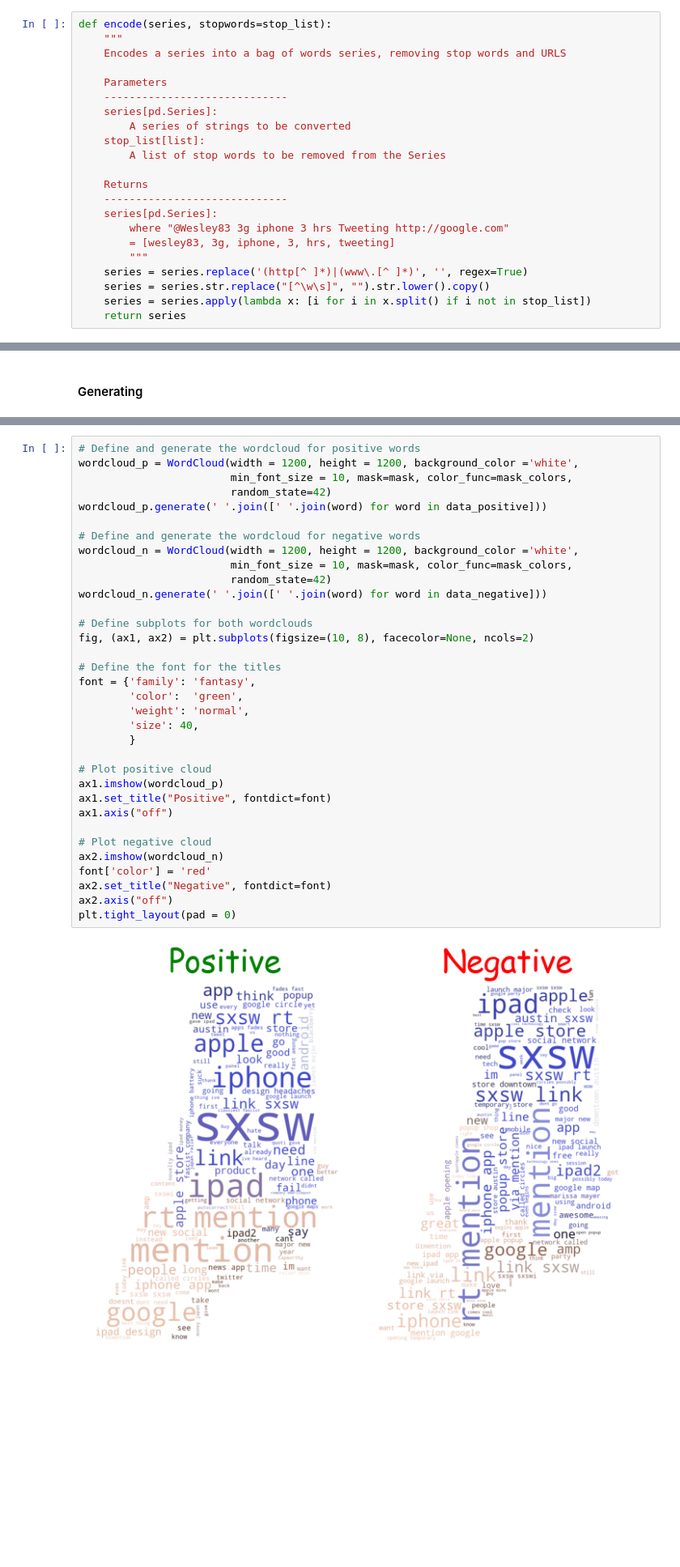
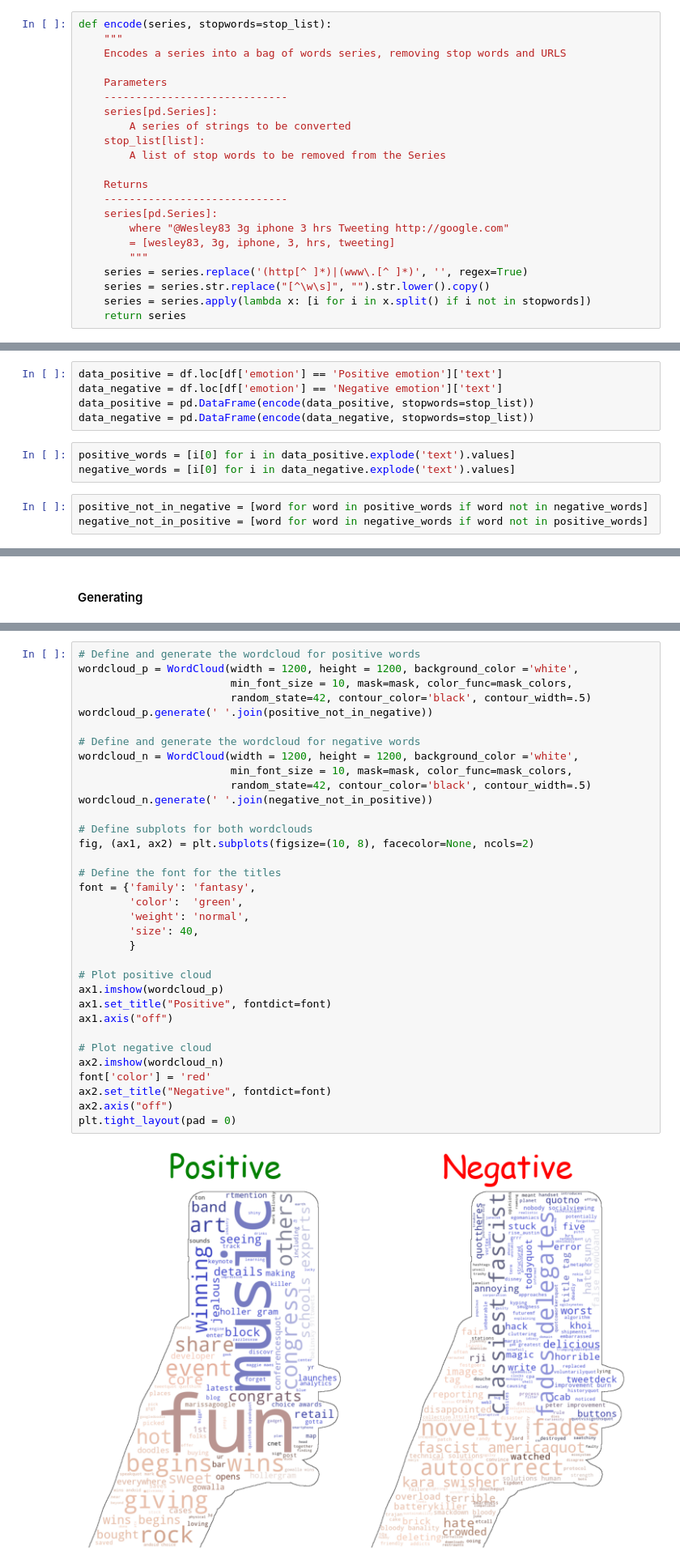
Before and after one commit to skelouse/mod-4-project, a Jupyter notebook: student.ipynb, the cells around one changed output, grey strips where cells are left out. Shown at 81% size. Cells and saved outputs as stored; diff of their text form; blank space fills up the shorter version.

```diff
--- a/student.ipynb
+++ b/student.ipynb
@@ -219,7 +257,7 @@ def encode(series, stopwords=stop_list):
         """
     series = series.replace('(http[^ ]*)|(www\.[^ ]*)', '', regex=True)
     series = series.str.replace("[^\w\s]", "").str.lower().copy()
-    series = series.apply(lambda x: [i for i in x.split() if i not in stop_list])
+    series = series.apply(lambda x: [i for i in x.split() if i not in stopwords])
     return series
 # %%
 # Training the Word2Vec model
@@ -284,3 +318,14 @@ data_negative = encode(data_negative)
+# %%
+data_positive = df.loc[df['emotion'] == 'Positive emotion']['text']
+data_negative = df.loc[df['emotion'] == 'Negative emotion']['text']
+data_positive = pd.DataFrame(encode(data_positive, stopwords=stop_list))
+data_negative = pd.DataFrame(encode(data_negative, stopwords=stop_list))
+# %%
+positive_words = [i[0] for i in data_positive.explode('text').values]
+negative_words = [i[0] for i in data_negative.explode('text').values]
+# %%
+positive_not_in_negative = [word for word in positive_words if word not in negative_words]
+negative_not_in_positive = [word for word in negative_words if word not in positive_words]
 # %%
 mask = np.array(Image.open('images/phone.jpg'))
 # %%
@@ -306,35 +353,35 @@ plt.tight_layout(pad = 0)
 # Define and generate the wordcloud for positive words
 wordcloud_p = WordCloud(width = 1200, height = 1200, background_color ='white',
                         min_font_size = 10, mask=mask, color_func=mask_colors,
-                        random_state=42)
-wordcloud_p.generate(' '.join([' '.join(word) for word in data_positive]))
+                        random_state=42, contour_color='black', contour_width=.5)
+wordcloud_p.generate(' '.join(positive_not_in_negative))
 
 # Define and generate the wordcloud for negative words
 wordcloud_n = WordCloud(width = 1200, height = 1200, background_color ='white',
                         min_font_size = 10, mask=mask, color_func=mask_colors,
-                        random_state=42)
-wordcloud_n.generate(' '.join([' '.join(word) for word in data_negative]))
+                        random_state=42, contour_color='black', contour_width=.5)
+wordcloud_n.generate(' '.join(negative_not_in_positive))
 
 # Define subplots for both wordclouds
 fig, (ax1, ax2) = plt.subplots(figsize=(10, 8), facecolor=None, ncols=2)
 
 # Define the font for the titles
 font = {'family': 'fantasy',
         'color':  'green',
         'weight': 'normal',
         'size': 40,
         }
 
 # Plot positive cloud
 ax1.imshow(wordcloud_p)
 ax1.set_title("Positive", fontdict=font)
 ax1.axis("off")
 
 # Plot negative cloud
 ax2.imshow(wordcloud_n)
 font['color'] = 'red'
 ax2.set_title("Negative", fontdict=font)
 ax2.axis("off")
 plt.tight_layout(pad = 0)
 # %% [output]
-[figure, old version]
+[figure, new version]
```
Also changed, not shown: parts of 69 cells of this notebook, 1 other file.
